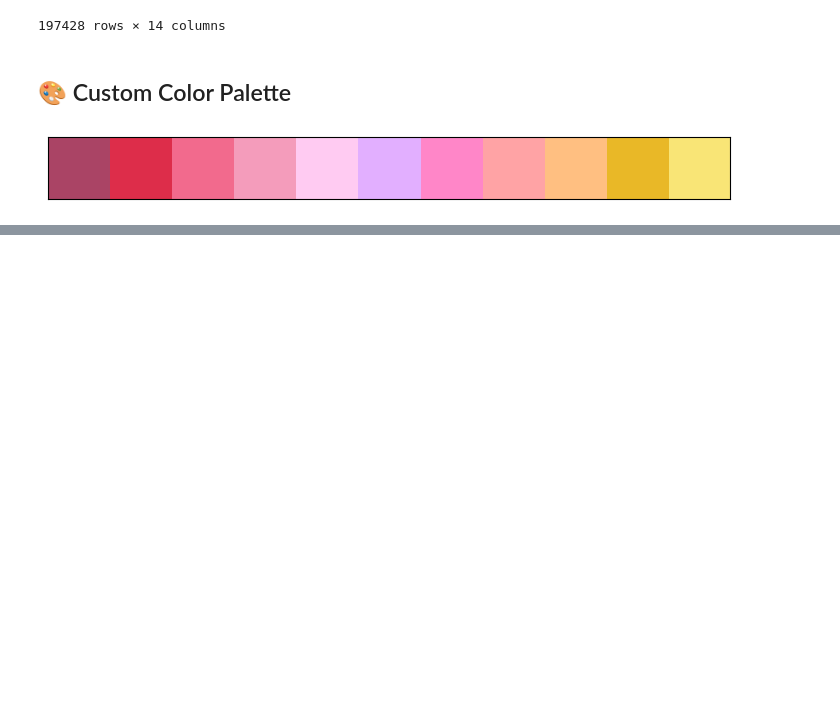
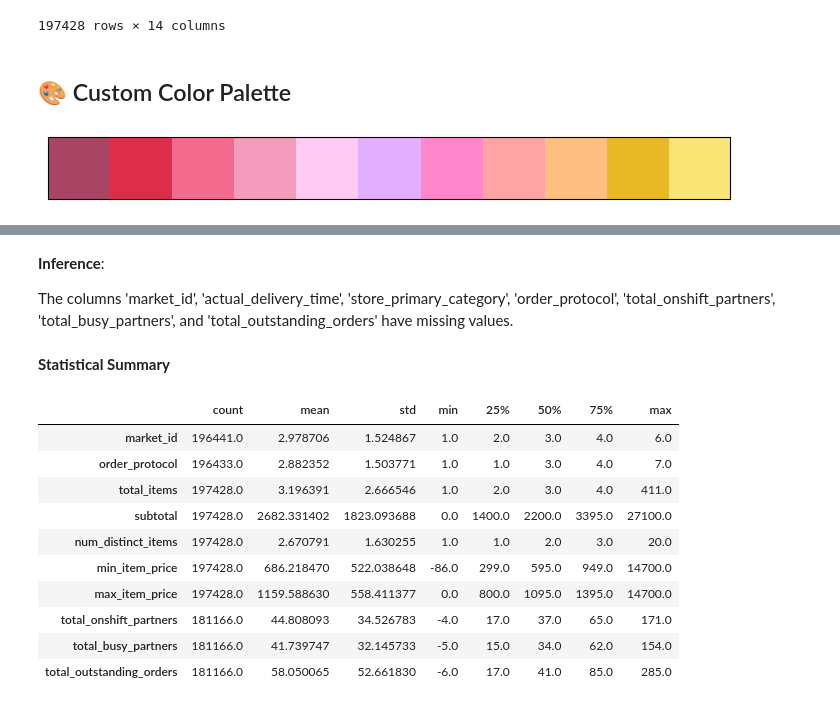
Before and after one commit to RahulHipparkar/Porter-NN-Regression, a Jupyter notebook: porter-nn-regression.ipynb, the cells around one changed output, grey strips where cells are left out. Saved outputs shown, nothing was run; the diff lists cells and outputs as text; code cells hidden in the pictures; blank space fills up the shorter version.

```diff
--- a/porter-nn-regression.ipynb
+++ b/porter-nn-regression.ipynb
@@ -81,0 +138,21 @@ custom_palette(pink)
+# %% [markdown]
+**Inference**:
+
+The columns 'market_id', 'actual_delivery_time', 'store_primary_category', 'order_protocol', 'total_onshift_partners', 'total_busy_partners', and 'total_outstanding_orders' have missing values.
+# %% [markdown]
+**Statistical Summary**
+# %%
+# Statistical Summary of numeric Columns
+df.describe().T
+# %% [output]
+|  | count | mean | std | min | 25% | 50% | 75% | max |
+| market_id | 196441.0 | 2.978706 | 1.524867 | 1.0 | 2.0 | 3.0 | 4.0 | 6.0 |
+| order_protocol | 196433.0 | 2.882352 | 1.503771 | 1.0 | 1.0 | 3.0 | 4.0 | 7.0 |
+| total_items | 197428.0 | 3.196391 | 2.666546 | 1.0 | 2.0 | 3.0 | 4.0 | 411.0 |
+| subtotal | 197428.0 | 2682.331402 | 1823.093688 | 0.0 | 1400.0 | 2200.0 | 3395.0 | 27100.0 |
+| num_distinct_items | 197428.0 | 2.670791 | 1.630255 | 1.0 | 1.0 | 2.0 | 3.0 | 20.0 |
+| min_item_price | 197428.0 | 686.218470 | 522.038648 | -86.0 | 299.0 | 595.0 | 949.0 | 14700.0 |
+| max_item_price | 197428.0 | 1159.588630 | 558.411377 | 0.0 | 800.0 | 1095.0 | 1395.0 | 14700.0 |
+| total_onshift_partners | 181166.0 | 44.808093 | 34.526783 | -4.0 | 17.0 | 37.0 | 65.0 | 171.0 |
+| total_busy_partners | 181166.0 | 41.739747 | 32.145733 | -5.0 | 15.0 | 34.0 | 62.0 | 154.0 |
+| total_outstanding_orders | 181166.0 | 58.050065 | 52.661830 | -6.0 | 17.0 | 41.0 | 85.0 | 285.0 |
```
Also changed, not shown: parts of 14 cells of this notebook.
